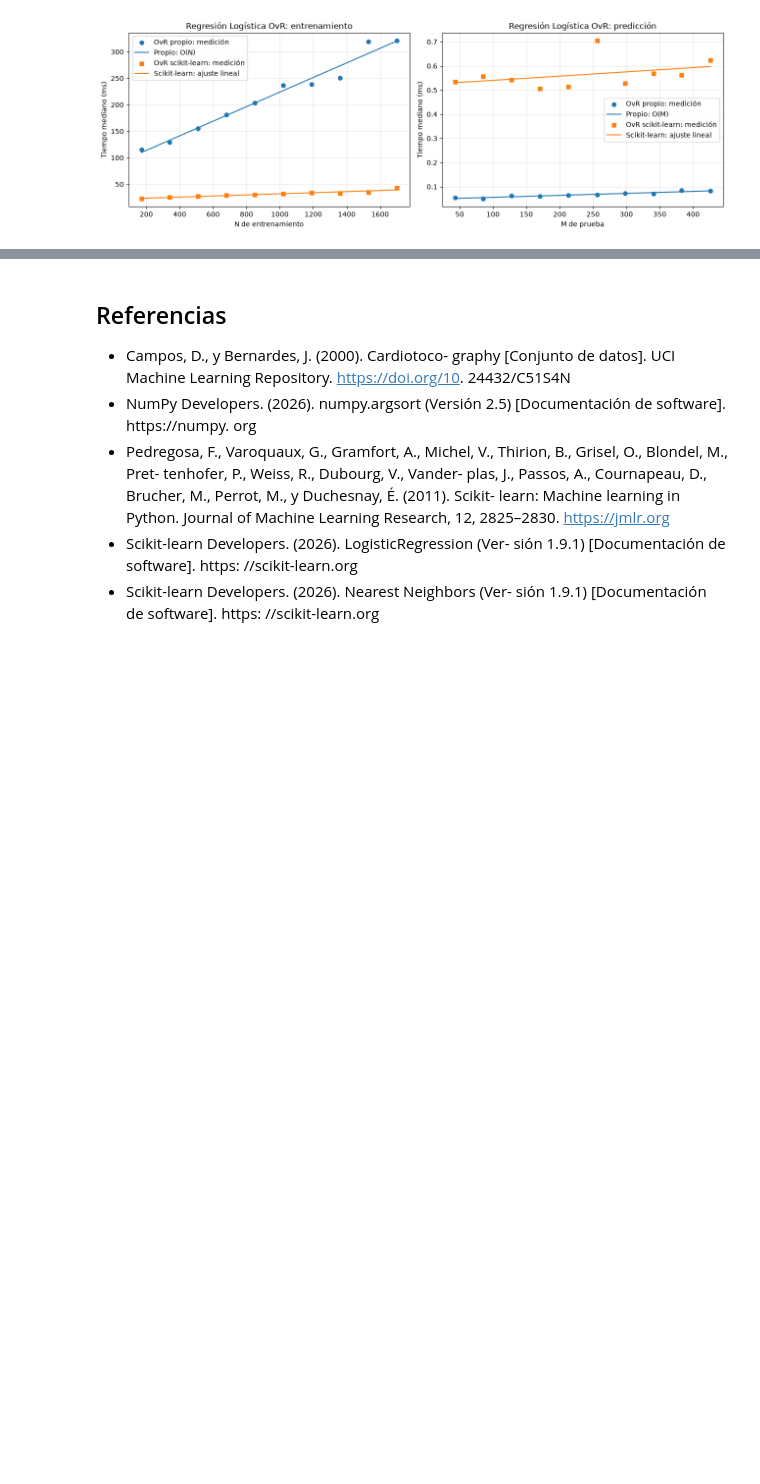
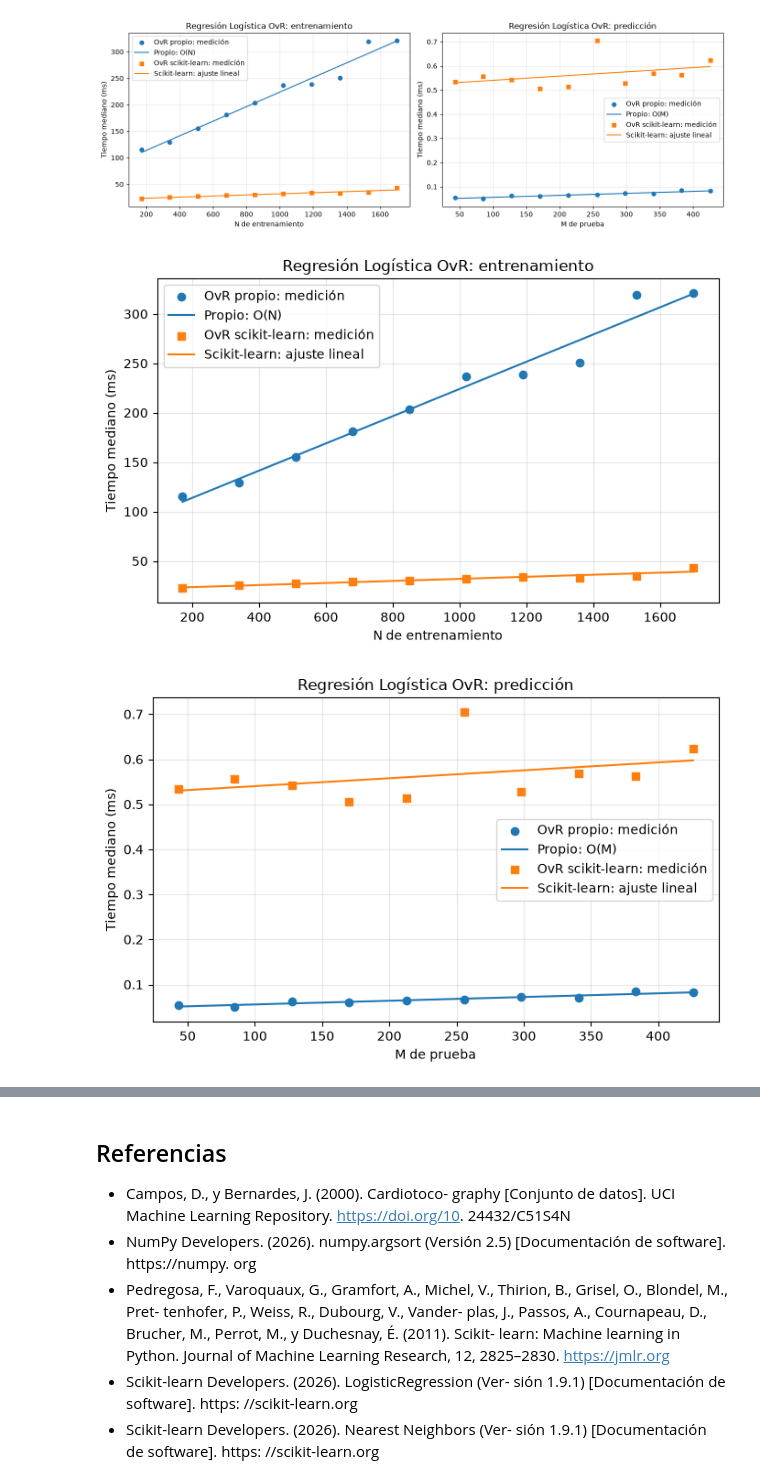
Before and after one commit to DylanRico007/fetal-health-classifier-ml, a Jupyter notebook: docs/Complejidad-P/07_Complejidad_Temporal.ipynb, the cells around one changed output, grey strips where cells are left out. Cells and saved outputs as stored; diff of their text form; code cells hidden in the pictures; blank space fills up the shorter version.

```diff
--- a/docs/Complejidad-P/07_Complejidad_Temporal.ipynb
+++ b/docs/Complejidad-P/07_Complejidad_Temporal.ipynb
@@ -665,4 +669,36 @@ plt.tight_layout()
 plt.show()
 # %% [output]
 [figure]
+# %%
+# --- GRÁFICA 1: Entrenamiento de Regresión Logística ---
+plt.figure(figsize=(7, 4.5))
+plt.scatter(N_train, t_lr_fit, label="OvR propio: medición")
+plt.plot(N_suave, modelo_lineal(N_suave, *p_lr_fit), label="Propio: O(N)")
+plt.scatter(N_train, t_lr_sk_fit, marker="s", label="OvR scikit-learn: medición")
+plt.plot(N_suave, modelo_lineal(N_suave, *p_lr_sk_fit), label="Scikit-learn: ajuste lineal")
+plt.title("Regresión Logística OvR: entrenamiento")
+plt.xlabel("N de entrenamiento")
+plt.ylabel("Tiempo mediano (ms)")
+plt.legend()
+plt.grid(alpha=0.3)
+plt.tight_layout()
+plt.show()
+
+# --- GRÁFICA 2: Predicción de Regresión Logística ---
+M_suave = np.linspace(M_test.min(), M_test.max(), 200)
+plt.figure(figsize=(7, 4.5))
+plt.scatter(M_test, t_lr_predict, label="OvR propio: medición")
+plt.plot(M_suave, modelo_lineal(M_suave, *p_lr_predict), label="Propio: O(M)")
+plt.scatter(M_test, t_lr_sk_predict, marker="s", label="OvR scikit-learn: medición")
+plt.plot(M_suave, modelo_lineal(M_suave, *p_lr_sk_predict), label="Scikit-learn: ajuste lineal")
+plt.title("Regresión Logística OvR: predicción")
+plt.xlabel("M de prueba")
+plt.ylabel("Tiempo mediano (ms)")
+plt.legend()
+plt.grid(alpha=0.3)
+plt.tight_layout()
+plt.show()
+# %% [output]
+[figure, added]
+[figure, added]
 # %% [markdown]
```
Also changed, not shown: parts of 5 cells of this notebook.
